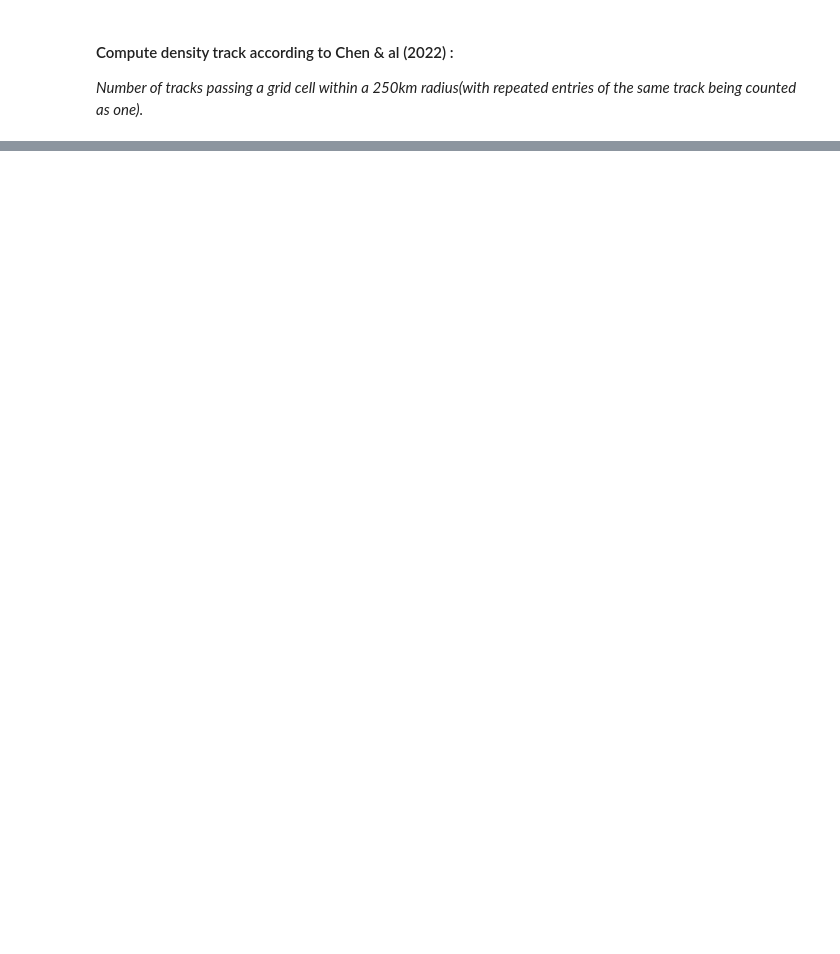
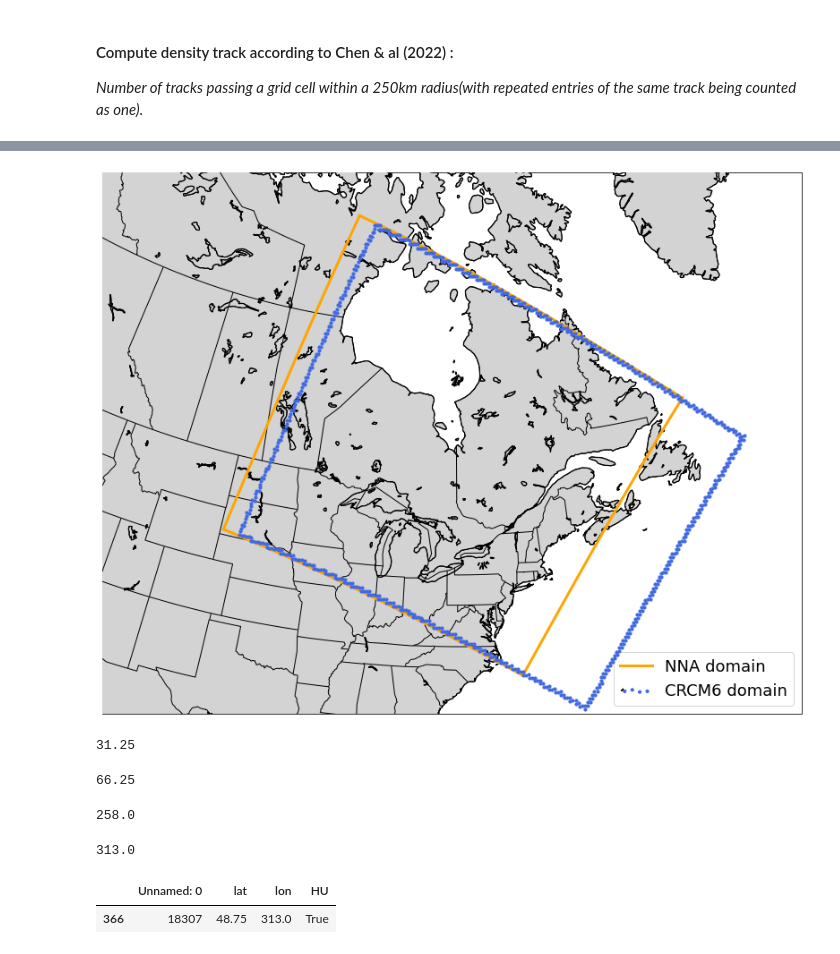
Before and after one commit to maxinecloutierg/ERA5_Storm_Track, a Jupyter notebook: jupyter/plot_track_density.ipynb, the cells around one changed output, grey strips where cells are left out. Saved outputs shown, nothing was run; the diff lists cells and outputs as text; code cells hidden in the pictures; blank space fills up the shorter version.

```diff
--- a/jupyter/plot_track_density.ipynb
+++ b/jupyter/plot_track_density.ipynb
@@ -316,0 +319,58 @@ plotting for ...  MAM
+# %%
+
+fig = plt.figure(figsize = (14, 12))
+proj = ccrs.LambertConformal(central_longitude=-80, central_latitude=35, standard_parallels=[35])
+
+DomChen = netCDF4.Dataset('/home/chen/codes/2p5kmDomain/var_MG_free_grid_date.nc3','r')
+df = pd.read_csv('/pampa/cloutier/outline_crcm6_domain.csv')
+
+ax = fig.add_subplot(1, 1, 1, projection=proj)
+i += 1
+extent=(-110, -50, 27.5, 67.3)
+add_features()
+ax.set_extent(extent)
+
+latChen = DomChen.variables['lat'][:,:]
+lonChen = DomChen.variables['lon'][:,:]
+
+# Créer une liste arbitraire
+latD = df['lat']
+lonD = df['lon']
+
+# crcm6 domain
+bnd=ax.scatter(lonD, latD, zorder=15, transform=ccrs.PlateCarree(), s=10, color='royalblue', label = 'CRCM6 domain')
+
+# NNA domain
+cf2=plt.plot(lonChen[0,:],latChen[0,:],c='orange', lw=3,transform=ccrs.PlateCarree(),zorder=10, label='NNA domain')
+cf2=plt.plot(lonChen[:,0],latChen[:,0],c='orange',lw=3,transform=ccrs.PlateCarree(),zorder=10)
+cf2=plt.plot(lonChen[-1,:],latChen[-1,:],c='orange',lw=3,transform=ccrs.PlateCarree(),zorder=10)
+cf2=plt.plot(lonChen[:,-1],latChen[:,-1],c='orange',lw=3,transform=ccrs.PlateCarree(),zorder=10)
+
+ax.legend(loc='lower right', fontsize=18, scatterpoints = 4)
+
+plt.savefig('/pampa/cloutier/fig/comp_dom_chen_crcm6.png', dpi=300, bbox_inches='tight')
+
+plt.show()
+# %% [output]
+[figure, added]
+# %%
+latD.min()
+# %% [output]
+31.25
+# %%
+latD.max()
+# %% [output]
+66.25
+# %%
+lonD.min()
+# %% [output]
+258.0
+# %%
+lonD.max()
+# %% [output]
+313.0
+# %%
+df.loc[df.lon == 313]
+# %% [output]
+|  | Unnamed: 0 | lat | lon | HU |
+| 366 | 18307 | 48.75 | 313.0 | True |
```
Also changed, not shown: parts of 4 cells of this notebook, 2 other files.
